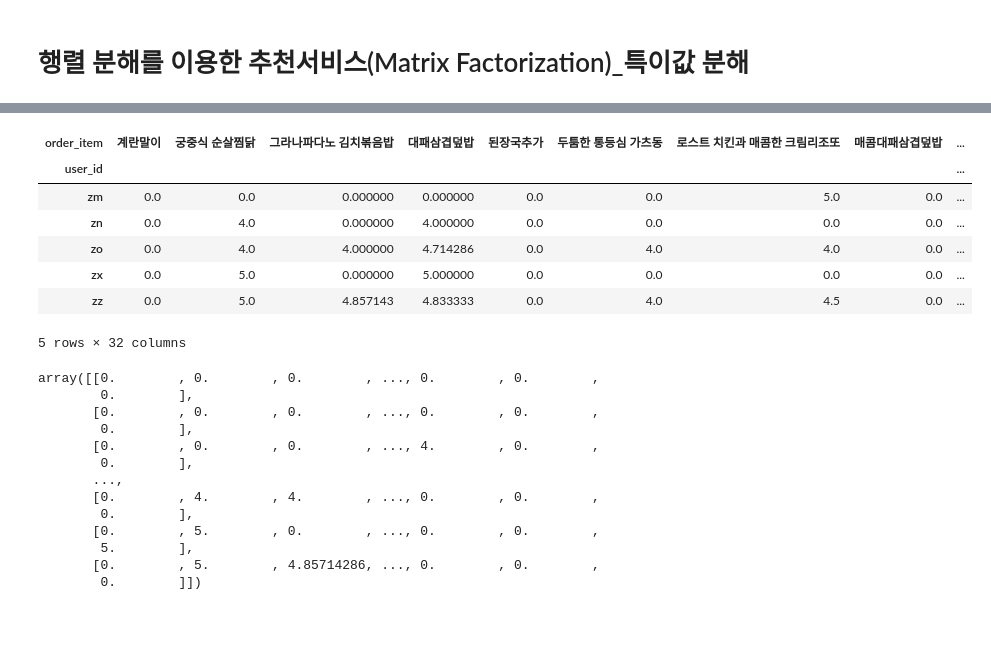
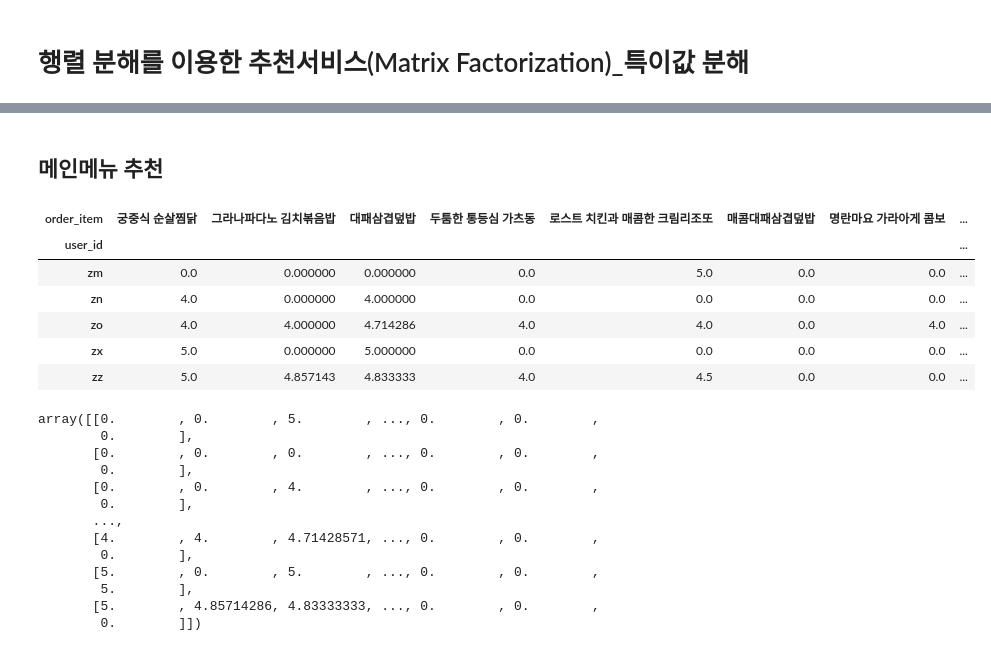
Before and after one commit to lee-dk/Final_Project, a Jupyter notebook: yogiyo/yogiyo(Matrix Factorization).ipynb, the cells around one changed output, grey strips where cells are left out. Cells and saved outputs as stored; diff of their text form; code cells hidden in the pictures; blank space fills up the shorter version.

```diff
--- a/yogiyo/yogiyo(Matrix Factorization).ipynb
+++ b/yogiyo/yogiyo(Matrix Factorization).ipynb
@@ -72 +66,8 @@ merge_data#.head(35)
 15295 rows × 8 columns
+# %%
+#column 순서 변경
+
+#'comment'를 제외한 모든 변수들 붙인다
+cols_to_move = ['comment']
+cols = [col for col in merge_data if col not in cols_to_move] + cols_to_move
+merge_data[cols]
@@ -72,0 +88,11 @@ merge_data#.head(35)
+# %%
+#세분화 작업_메인
+#delete_comment = merge_data
+#delete_comment.drop('comment', axis=1, inplace=True)
+group_data = merge_data[cols].groupby(['menu_categori'])
+
+for key, group in group_data:
+    print('key : ', key)
+    print('number : ', len(group))
+    print(group.head(10))
+    print("\n")
@@ -72,0 +117,5 @@ merge_data#.head(35)
+# %%
+#세분화 작업_메인
+main_menu_group = group_data.get_group('메인')
+main_menu_group#.head()
+#print(main_menu_group.head())
@@ -73,19 +155,20 @@ merge_data#.head(35)
+# %% [markdown]
+## 메인메뉴 추천
 # %%
 #사용자별 각 메뉴에대한 맛평가 데이터 만들기
-user_menu_rating = merge_data.pivot_table(
+user_menu_rating = main_menu_group.pivot_table(
     'point',
     index = 'user_id',
     columns = 'order_item').fillna(0)
 user_menu_rating.tail()
 # %% [output]
-| order_item | 계란말이 | 궁중식 순살찜닭 | 그라나파다노 김치볶음밥 | 대패삼겹덮밥 | 된장국추가 | 두툼한 통등심 가츠동 | 로스트 치킨과 매콤한 크림리조또 | 매콤대패삼겹덮밥 | ... |
-| user_id |  |  |  |  |  |  |  |  | ... |
-| zm | 0.0 | 0.0 | 0.000000 | 0.000000 | 0.0 | 0.0 | 5.0 | 0.0 | ... |
-| zn | 0.0 | 4.0 | 0.000000 | 4.000000 | 0.0 | 0.0 | 0.0 | 0.0 | ... |
-| zo | 0.0 | 4.0 | 4.000000 | 4.714286 | 0.0 | 4.0 | 4.0 | 0.0 | ... |
-| zx | 0.0 | 5.0 | 0.000000 | 5.000000 | 0.0 | 0.0 | 0.0 | 0.0 | ... |
-| zz | 0.0 | 5.0 | 4.857143 | 4.833333 | 0.0 | 4.0 | 4.5 | 0.0 | ... |
+| order_item | 궁중식 순살찜닭 | 그라나파다노 김치볶음밥 | 대패삼겹덮밥 | 두툼한 통등심 가츠동 | 로스트 치킨과 매콤한 크림리조또 | 매콤대패삼겹덮밥 | 명란마요 가라아게 콤보 | ... |
+| user_id |  |  |  |  |  |  |  | ... |
+| zm | 0.0 | 0.000000 | 0.000000 | 0.0 | 5.0 | 0.0 | 0.0 | ... |
+| zn | 4.0 | 0.000000 | 4.000000 | 0.0 | 0.0 | 0.0 | 0.0 | ... |
+| zo | 4.0 | 4.000000 | 4.714286 | 4.0 | 4.0 | 0.0 | 4.0 | ... |
+| zx | 5.0 | 0.000000 | 5.000000 | 0.0 | 0.0 | 0.0 | 0.0 | ... |
+| zz | 5.0 | 4.857143 | 4.833333 | 4.0 | 4.5 | 0.0 | 0.0 | ... |
-5 rows × 32 columns
 # %%
 import numpy as np
 
@@ -100,18 +183,18 @@ matrix_user_avg = matrix - user_rating_avg.reshape(-1, 1)
 
 matrix
 # %% [output]
-array([[0.        , 0.        , 0.        , ..., 0.        , 0.        ,
+array([[0.        , 0.        , 5.        , ..., 0.        , 0.        ,
         0.        ],
        [0.        , 0.        , 0.        , ..., 0.        , 0.        ,
         0.        ],
-       [0.        , 0.        , 0.        , ..., 4.        , 0.        ,
+       [0.        , 0.        , 4.        , ..., 0.        , 0.        ,
         0.        ],
        ...,
-       [0.        , 4.        , 4.        , ..., 0.        , 0.        ,
+       [4.        , 4.        , 4.71428571, ..., 0.        , 0.        ,
         0.        ],
-       [0.        , 5.        , 0.        , ..., 0.        , 0.        ,
+       [5.        , 0.        , 5.        , ..., 0.        , 0.        ,
         5.        ],
-       [0.        , 5.        , 4.85714286, ..., 0.        , 0.        ,
+       [5.        , 4.85714286, 4.83333333, ..., 0.        , 0.        ,
         0.        ]])
 # %%
 #614명의 사용자가 평가한 점수의 평균데이터
```
Also changed, not shown: parts of 14 cells of this notebook.
